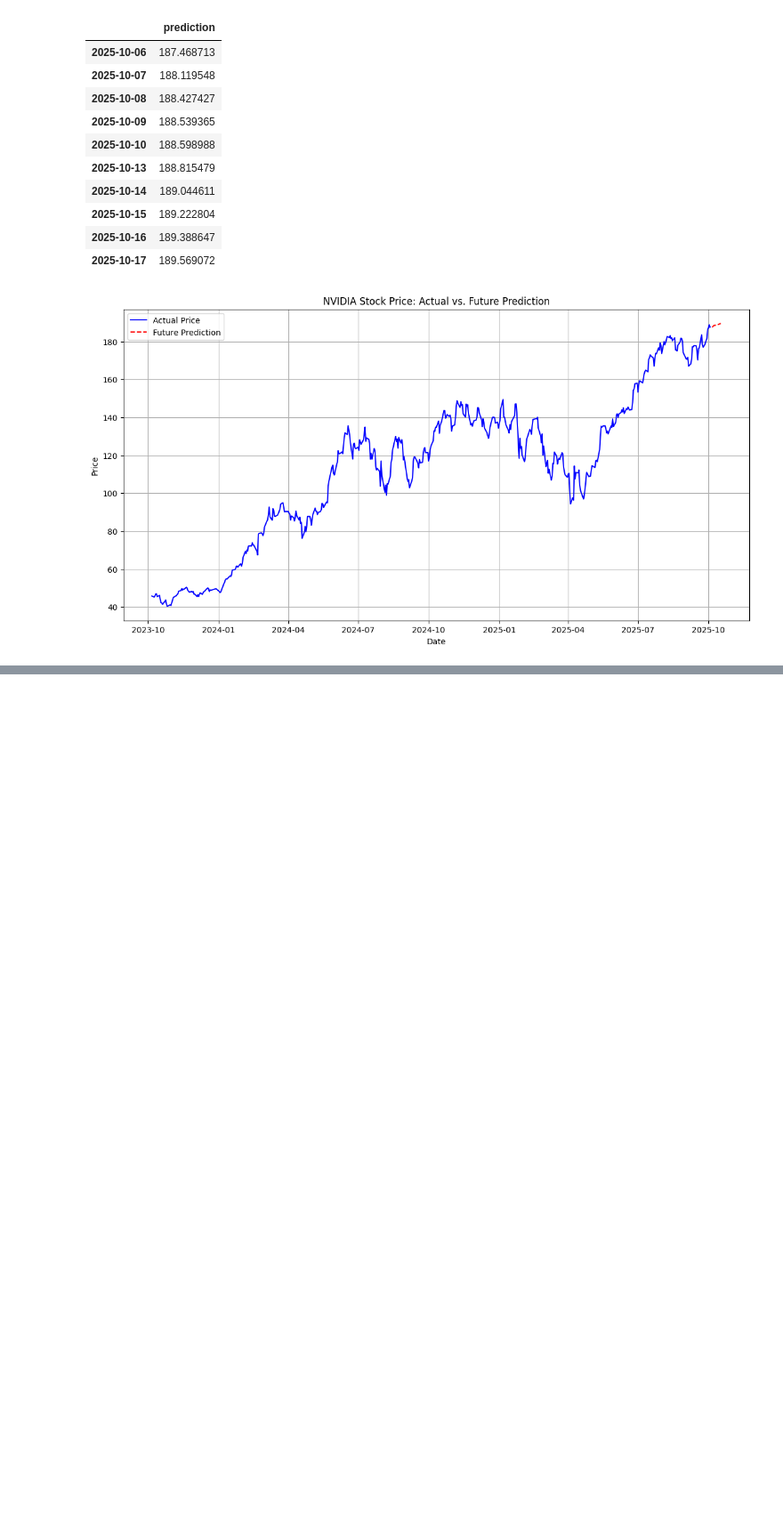
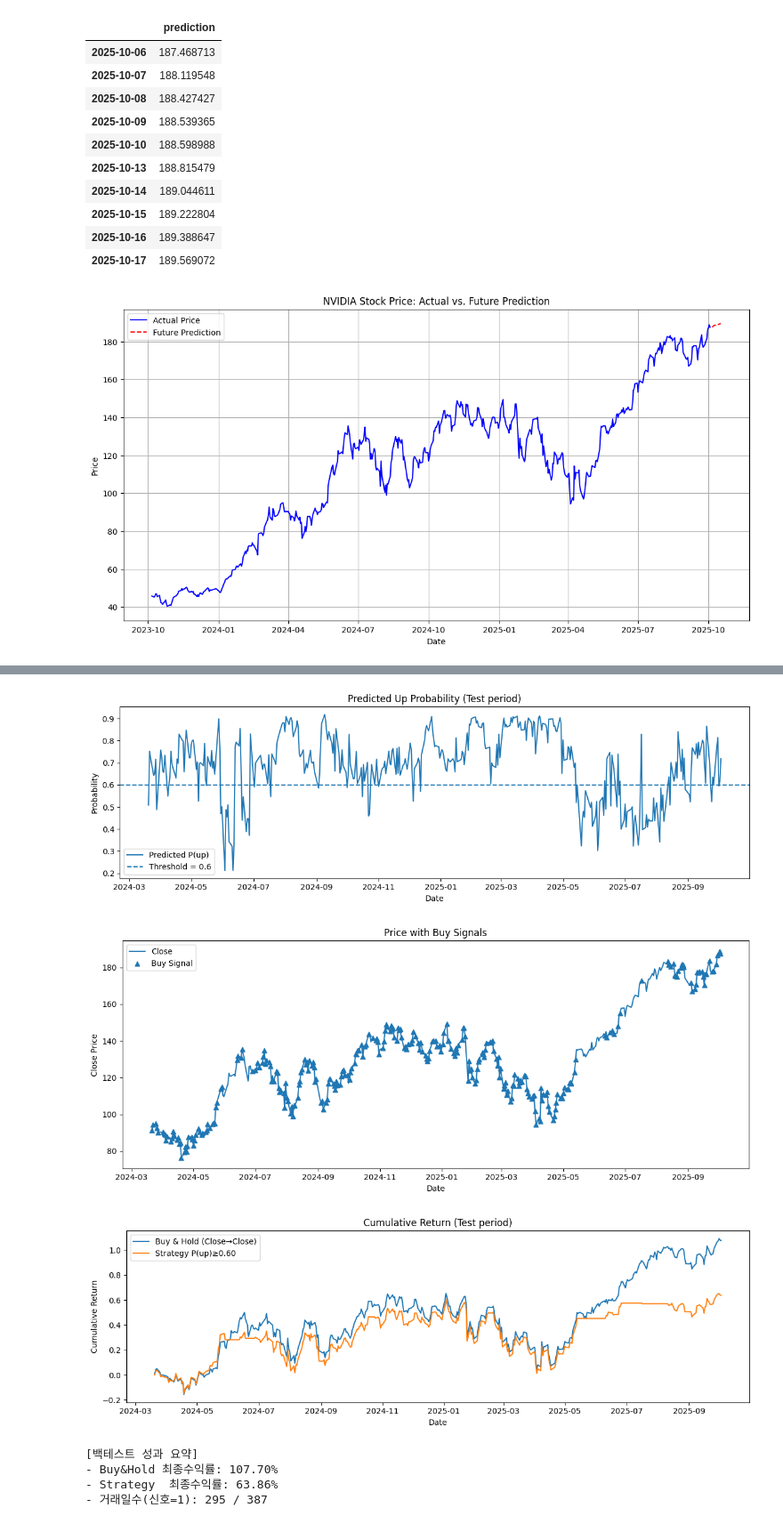
Before and after one commit to Jiyun2025/Who-are-you, a Jupyter notebook: StockAnalysis.ipynb, the cells around one changed output, grey strips where cells are left out. Shown at 89% size. Drawn from its saved outputs; the diff is of its cells as text; code cells hidden in the pictures; blank space fills up the shorter version.

```diff
--- a/StockAnalysis.ipynb
+++ b/StockAnalysis.ipynb
@@ -402,0 +539,79 @@ plt.show()
+# %%
+# =========================
+# 시각화(확률, 신호, 수익곡선, 혼동행렬)
+# =========================
+import numpy as np
+import pandas as pd
+import matplotlib.pyplot as plt
+from sklearn.metrics import confusion_matrix
+
+# 0) 테스트 구간 데이터 프레임 결합
+test_index = X_test.index
+vis = pd.DataFrame(index=test_index)
+vis["Close"] = df.loc[test_index, "Close"]
+vis["P_up"]  = proba
+threshold = 0.60  # 위에서 쓴 값과 동일하게
+vis["Signal"] = (vis["P_up"] >= threshold).astype(int)
+vis["ActualUp"] = y_test.values
+
+# 1) 확률 타임라인 + 임계선
+plt.figure(figsize=(12,4))
+plt.plot(vis.index, vis["P_up"], label="Predicted P(up)")
+plt.axhline(threshold, linestyle="--", label=f"Threshold = {threshold}")
+plt.title("Predicted Up Probability (Test period)")
+plt.xlabel("Date"); plt.ylabel("Probability")
+plt.legend(); plt.tight_layout(); plt.show()
+
+# 2) 종가 + 매수 신호 마커
+plt.figure(figsize=(12,5))
+plt.plot(vis.index, vis["Close"], label="Close")
+# 신호가 1인 지점 표시(위치 조금 위로 띄우기)
+buy_idx = vis.index[vis["Signal"] == 1]
+plt.scatter(buy_idx, vis.loc[buy_idx, "Close"], marker="^", label="Buy Signal")
+plt.title("Price with Buy Signals")
+plt.xlabel("Date"); plt.ylabel("Close Price")
+plt.legend(); plt.tight_layout(); plt.show()
+
+# 3) 간단 백테스트 (다음날 수익으로 평가, 룩어헤드 방지)
+ret_next = vis["Close"].pct_change().shift(-1)  # 오늘 신호 → 내일 수익
+strategy_ret = ret_next * vis["Signal"]
+bh_cum = (1 + ret_next.fillna(0)).cumprod() - 1
+st_cum = (1 + strategy_ret.fillna(0)).cumprod() - 1
+
+plt.figure(figsize=(12,4))
+plt.plot(bh_cum.index, bh_cum, label="Buy & Hold (Close→Close)")
+plt.plot(st_cum.index, st_cum, label=f"Strategy P(up)≥{threshold:.2f}")
+plt.title("Cumulative Return (Test period)")
+plt.xlabel("Date"); plt.ylabel("Cumulative Return")
+plt.legend(); plt.tight_layout(); plt.show()
+
+print("[백테스트 성과 요약]")
+print(f"- Buy&Hold 최종수익률: {bh_cum.dropna().iloc[-1]:.2%}")
+print(f"- Strategy  최종수익률: {st_cum.dropna().iloc[-1]:.2%}")
+print(f"- 거래일수(신호=1): {vis['Signal'].sum()} / {len(vis)}")
+
+# 4) 혼동행렬(상승/하락 맞춤)
+cm = confusion_matrix(vis["ActualUp"], (vis["P_up"] >= threshold).astype(int), labels=[0,1])
+plt.figure(figsize=(4,3))
+plt.imshow(cm)
+plt.title("Confusion Matrix")
+plt.xticks([0,1], ["Pred Down","Pred Up"])
+plt.yticks([0,1], ["Actual Down","Actual Up"])
+for (i, j), v in np.ndenumerate(cm):
+    plt.text(j, i, str(v), ha="center", va="center")
+plt.tight_layout(); plt.show()
+
+# 5) 피처 중요도 막대그래프
+fi = pd.Series(model.feature_importances_, index=features).sort_values(ascending=True)
+plt.figure(figsize=(6,4))
+plt.barh(fi.index, fi.values)
+plt.title("Feature Importance")
+plt.tight_layout(); plt.show()
+# %% [output]
+[figure, added]
+[figure, added]
+[figure, added]
+[백테스트 성과 요약]
+- Buy&Hold 최종수익률: 107.70%
+- Strategy  최종수익률: 63.86%
+- 거래일수(신호=1): 295 / 387
```
Also changed, not shown: parts of 5 cells of this notebook.
